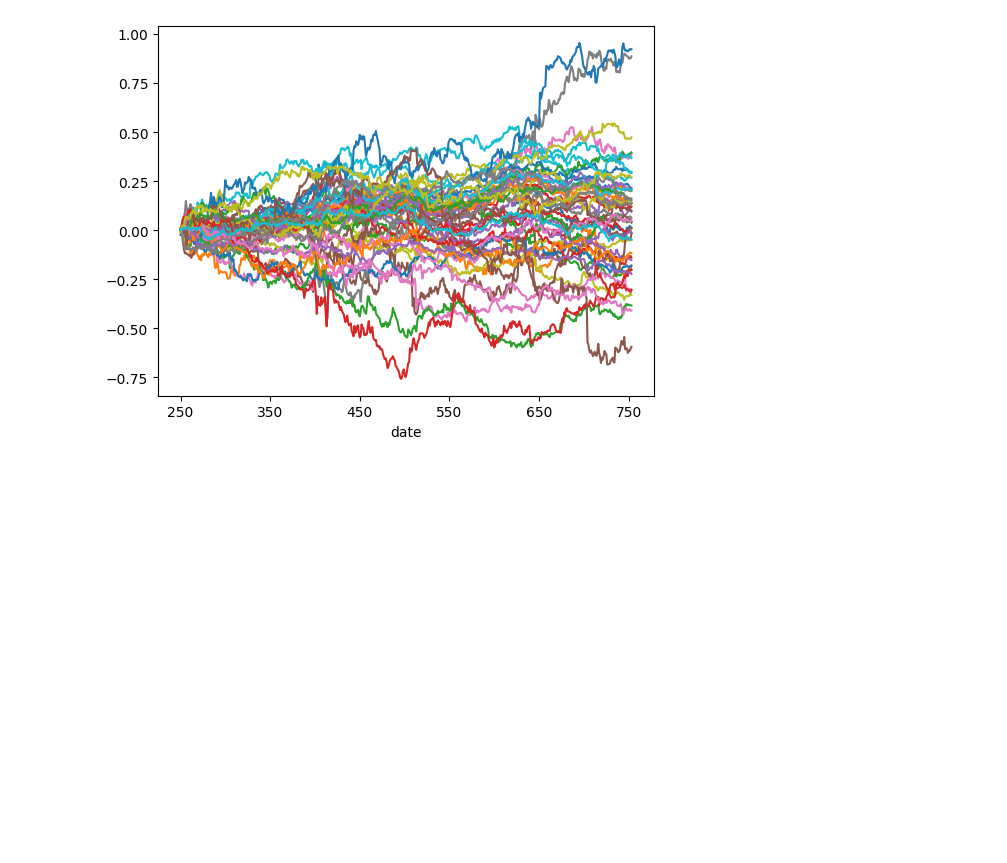
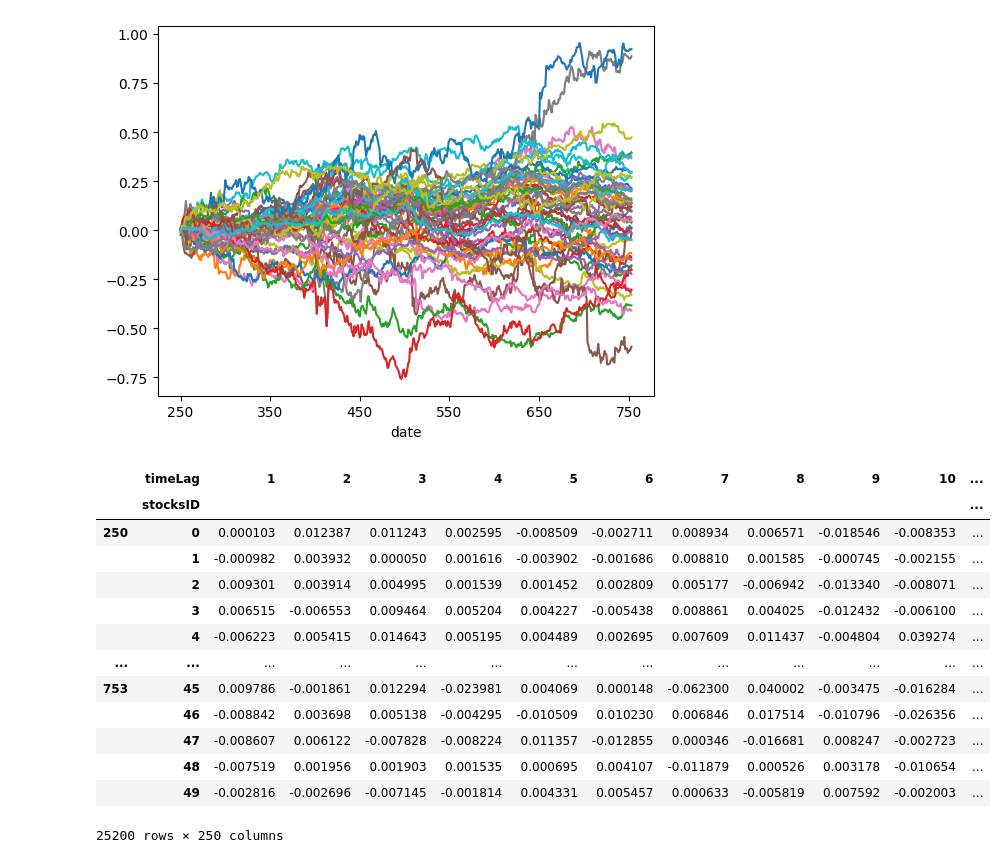
Before and after one commit to charlesdezons/QRT_Challenge_MFD, a Jupyter notebook: Model.ipynb, the cells around one changed output. Cells and saved outputs as stored; diff of their text form; code cells hidden in the pictures; blank space fills up the shorter version.

```diff
--- a/Model.ipynb
+++ b/Model.ipynb
@@ -45,3 +94,26 @@ Y_train.T.cumsum().plot(legend=False)
 plt.show()
 # %% [output]
 [figure]
+# %%
+# column : represents a time lag 0 to 250, ie where the time has been shifted to the write from 0 to 250
+# we drop raws with Nan Values -> time step begin at 250
+# we cut after 753 -> time step finish at 753
+# index (time_step, stockID)
+X_train_reshape = pd.concat([X_train.T.shift(i+1).stack(future_stack=True) for i in range(250)], axis=1).dropna()
+X_train_reshape.columns = pd.Index(range(1, 251), name='timeLag')
+X_train_reshape
+# %% [output]
+|  | timeLag | 1 | 2 | 3 | 4 | 5 | 6 | 7 | 8 | 9 | 10 | ... |
+|  | stocksID |  |  |  |  |  |  |  |  |  |  | ... |
+| 250 | 0 | 0.000103 | 0.012387 | 0.011243 | 0.002595 | -0.008509 | -0.002711 | 0.008934 | 0.006571 | -0.018546 | -0.008353 | ... |
+|  | 1 | -0.000982 | 0.003932 | 0.000050 | 0.001616 | -0.003902 | -0.001686 | 0.008810 | 0.001585 | -0.000745 | -0.002155 | ... |
+|  | 2 | 0.009301 | 0.003914 | 0.004995 | 0.001539 | 0.001452 | 0.002809 | 0.005177 | -0.006942 | -0.013340 | -0.008071 | ... |
+|  | 3 | 0.006515 | -0.006553 | 0.009464 | 0.005204 | 0.004227 | -0.005438 | 0.008861 | 0.004025 | -0.012432 | -0.006100 | ... |
+|  | 4 | -0.006223 | 0.005415 | 0.014643 | 0.005195 | 0.004489 | 0.002695 | 0.007609 | 0.011437 | -0.004804 | 0.039274 | ... |
+| ... | ... | ... | ... | ... | ... | ... | ... | ... | ... | ... | ... | ... |
+| 753 | 45 | 0.009786 | -0.001861 | 0.012294 | -0.023981 | 0.004069 | 0.000148 | -0.062300 | 0.040002 | -0.003475 | -0.016284 | ... |
+|  | 46 | -0.008842 | 0.003698 | 0.005138 | -0.004295 | -0.010509 | 0.010230 | 0.006846 | 0.017514 | -0.010796 | -0.026356 | ... |
+|  | 47 | -0.008607 | 0.006122 | -0.007828 | -0.008224 | 0.011357 | -0.012855 | 0.000346 | -0.016681 | 0.008247 | -0.002723 | ... |
+|  | 48 | -0.007519 | 0.001956 | 0.001903 | 0.001535 | 0.000695 | 0.004107 | -0.011879 | 0.000526 | 0.003178 | -0.010654 | ... |
+|  | 49 | -0.002816 | -0.002696 | -0.007145 | -0.001814 | 0.004331 | 0.005457 | 0.000633 | -0.005819 | 0.007592 | -0.002003 | ... |
+25200 rows × 250 columns
```
Also changed, not shown: parts of 3 cells of this notebook.
